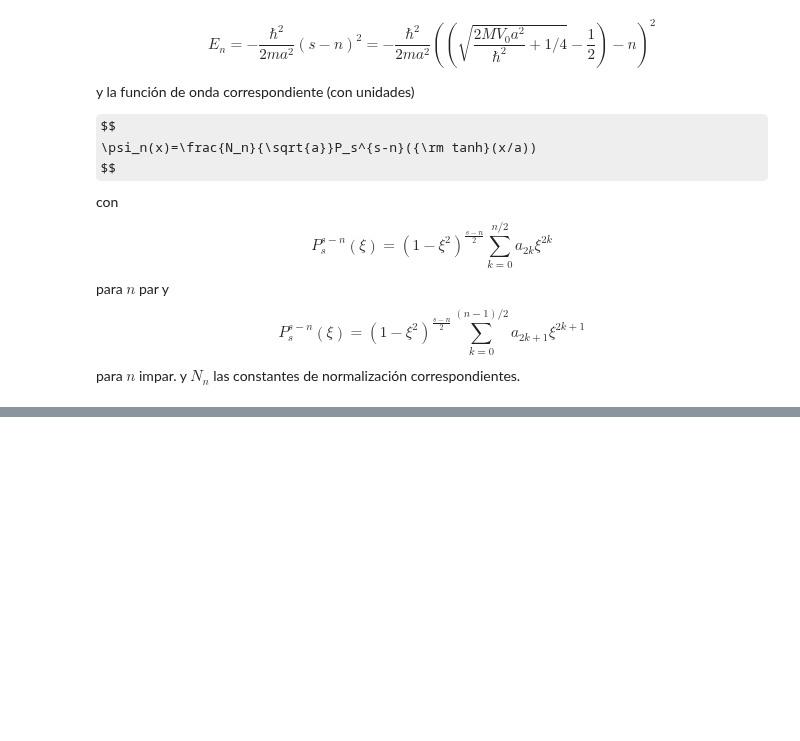
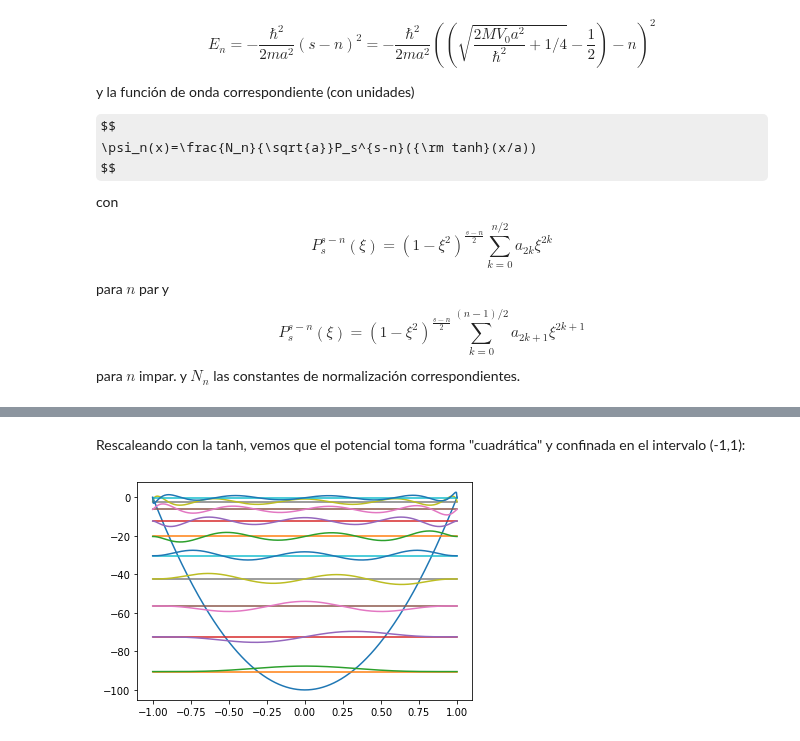
Before and after one commit to mmatera/qmnotebooks, a Jupyter notebook: problema-4-p2.ipynb, the cells around one changed output, grey strips where cells are left out. Saved outputs shown, nothing was run; the diff lists cells and outputs as text; code cells hidden in the pictures; some formulas as TeX source; blank space fills up the shorter version.

```diff
--- a/problema-4-p2.ipynb
+++ b/problema-4-p2.ipynb
@@ -227,0 +233,18 @@ for n in range(int(la+1)):
+# %% [markdown]
+Rescaleando con la tanh, vemos que el potencial toma forma "cuadrática" y confinada en el intervalo (-1,1):
+# %%
+
+
+
+us=np.linspace(-1,1,500)
+plt.plot(us,-la**2/np.cosh(np.arctanh(us))**2)
+for n in range(int(la+1)):
+    if s-n<0:
+        continue
+    en = -(s-n)**2
+    plt.plot([-1,1],[en,en])
+    psi = associated_legendre(s,n,us)
+    psi = s*.3*psi/max(abs(psi))
+    plt.plot(us,psi+en)
+# %% [output]
+[figure, added]
```
Also changed, not shown: parts of 5 cells of this notebook.
